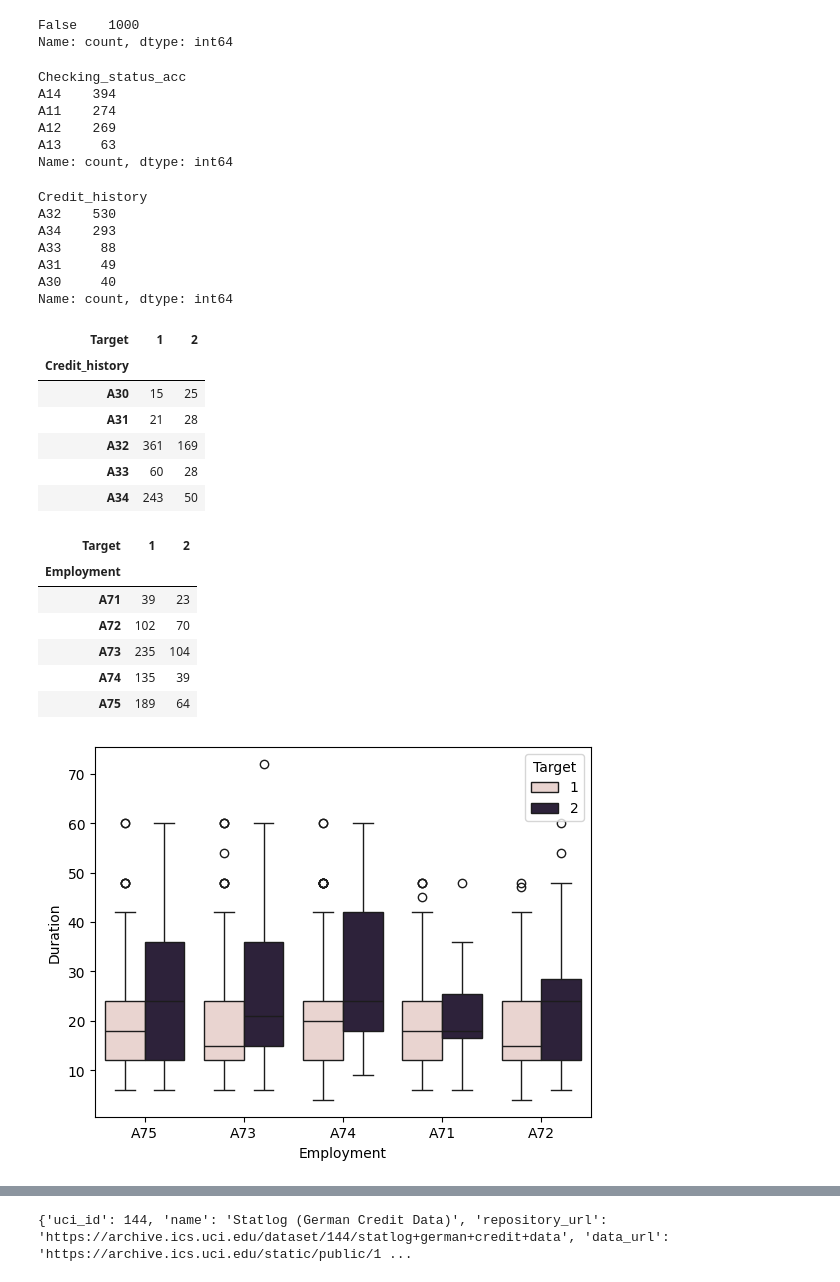
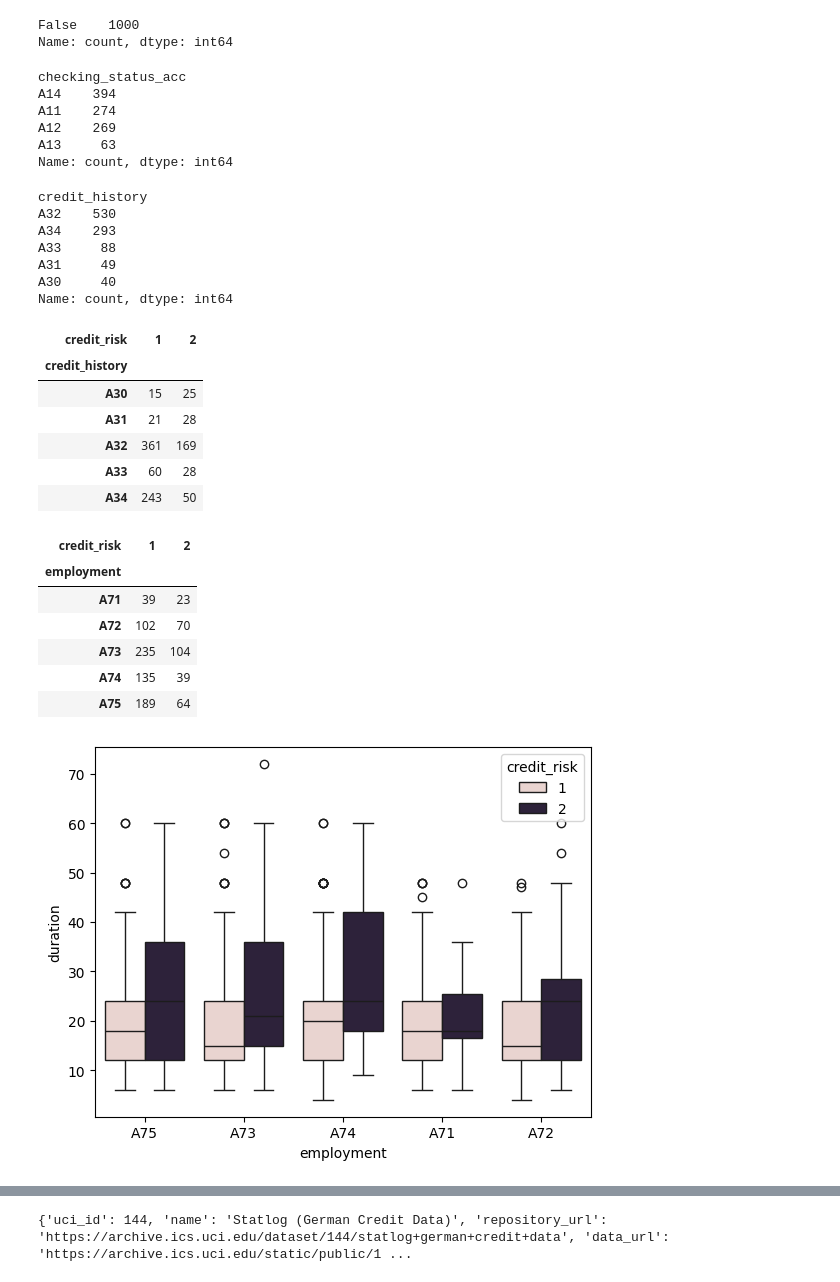
Before and after one commit to maylonleoncio/Credit-Risk, a Jupyter notebook: analysis_risk.ipynb, the cells around one changed output, grey strips where cells are left out. Saved outputs shown, nothing was run; the diff lists cells and outputs as text; code cells hidden in the pictures.

```diff
--- a/analysis_risk.ipynb
+++ b/analysis_risk.ipynb
@@ -24,6 +24,6 @@ from ucimlrepo import fetch_ucirepo
 # %%
 statlog_german_credit_data = fetch_ucirepo(id=144)
 credit = pd.concat([pd.DataFrame(statlog_german_credit_data.data.features), pd.DataFrame(statlog_german_credit_data.data.targets)], axis=1)
-credit.columns = ['Checking_status_acc','Duration','Credit_history','Purpose','Amount','Savings_status','Employment','Installment_rate','Marital_Gender','Guarantors','Address_time','Property','Age','Other_installments','Housing','existing_loans','Occupation','Dependents','Phone','Foreign_worker', 'Target']
+credit.columns = ['checking_status_acc','duration','credit_history','purpose','amount','savings','employment','installment_rate','marital_Gender','other_debtors','present_residence','property','age','other_installment_plans','housing','existing_credits','job','dependents','telephone','foreign_worker', 'credit_risk']
 credit.head()
 # %% [output]
@@ -88,18 +88,18 @@ credit.duplicated().value_counts()
 False    1000
 Name: count, dtype: int64
 # %%
-credit['Checking_status_acc'].value_counts()
+credit['checking_status_acc'].value_counts()
 # %% [output]
-Checking_status_acc
+checking_status_acc
 A14    394
 A11    274
 A12    269
 A13     63
 Name: count, dtype: int64
 # %%
-credit['Credit_history'].value_counts()
+credit['credit_history'].value_counts()
 # %% [output]
-Credit_history
+credit_history
 A32    530
 A34    293
 A33     88
@@ -107,30 +107,30 @@ A31     49
 A30     40
 Name: count, dtype: int64
 # %%
-pd.crosstab(credit.Credit_history, credit.Target)
+pd.crosstab(credit.credit_history, credit.credit_risk)
 # %% [output]
-| Target | 1 | 2 |
-| Credit_history |  |  |
+| credit_risk | 1 | 2 |
+| credit_history |  |  |
 | A30 | 15 | 25 |
 | A31 | 21 | 28 |
 | A32 | 361 | 169 |
 | A33 | 60 | 28 |
 | A34 | 243 | 50 |
 # %%
-pd.crosstab(credit.Employment, credit.Target )
+pd.crosstab(credit.employment, credit.credit_risk)
 # %% [output]
-| Target | 1 | 2 |
-| Employment |  |  |
+| credit_risk | 1 | 2 |
+| employment |  |  |
 | A71 | 39 | 23 |
 | A72 | 102 | 70 |
 | A73 | 235 | 104 |
 | A74 | 135 | 39 |
 | A75 | 189 | 64 |
 # %%
-sns.boxplot(x='Employment', y='Duration', hue='Target', data=credit)
+sns.boxplot(x='employment', y='duration', hue='credit_risk', data=credit)
 plt.show()
 # %% [output]
-[figure, old version]
+[figure, new version]
 # %%
 credit.head()
 # %% [output]
```
Also changed, not shown: parts of 8 cells of this notebook.
